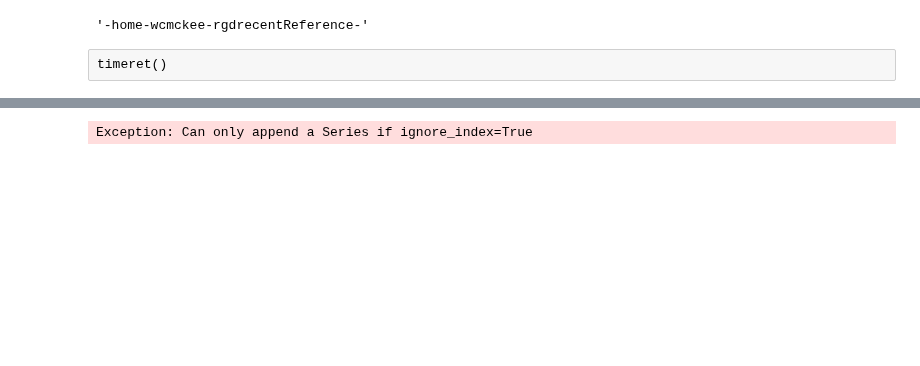
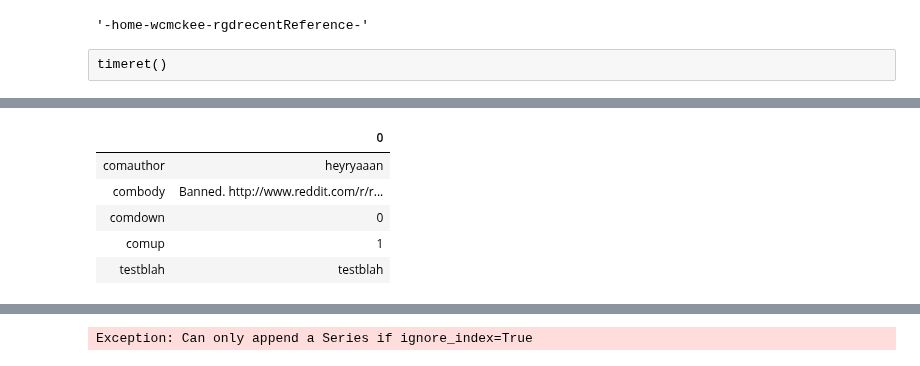
Before and after one commit to wcmckee/wcmckee, a Jupyter notebook: rgdsn.ipynb, the cells around one changed output, grey strips where cells are left out. Cells and saved outputs as stored; diff of their text form; code cells hidden in the pictures; blank space fills up the shorter version.

```diff
--- a/rgdsn.ipynb
+++ b/rgdsn.ipynb
@@ -635,3 +639,12 @@ test                                                      test
+# %%
+feram
+# %% [output]
+|  | 0 |
+| comauthor | heyryaaan |
+| combody | Banned. http://www.reddit.com/r/r... |
+| comdown | 0 |
+| comup | 1 |
+| testblah | testblah |
 # %%
 mepan
 # %% [output]
```
Also changed, not shown: parts of 39 cells of this notebook, 1 other file.
